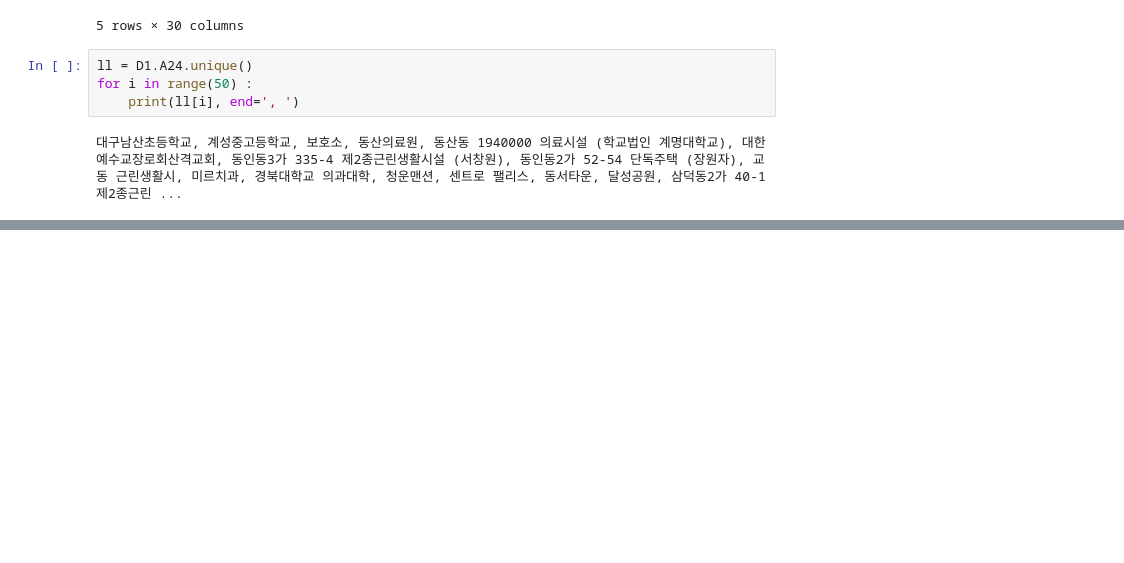
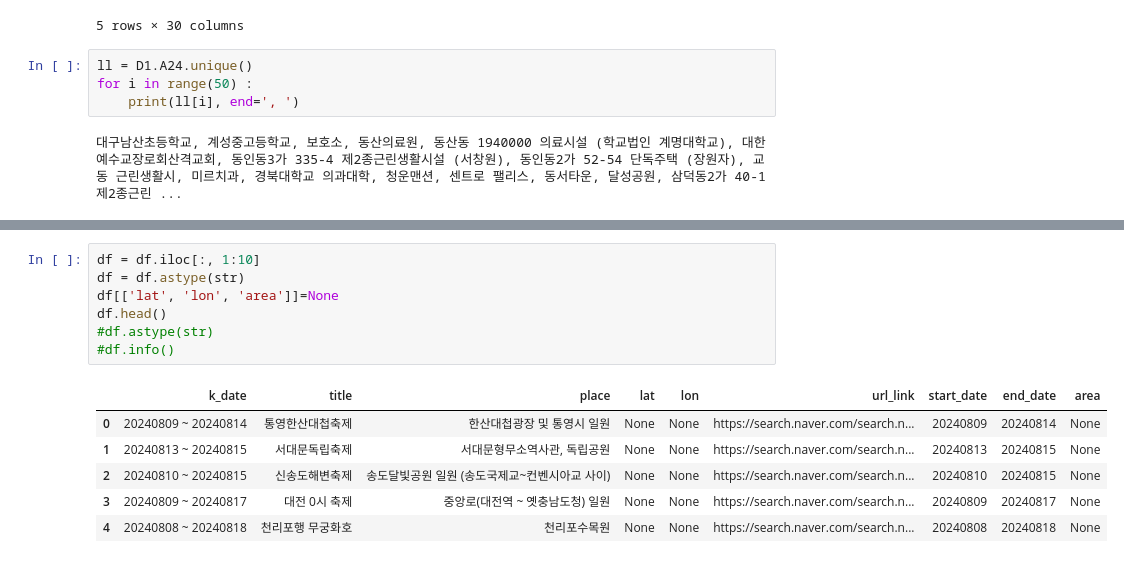
Before and after one commit to jiwon808/streamlit, a Jupyter notebook: test.ipynb, the cells around one changed output, grey strips where cells are left out. Saved outputs shown, nothing was run; the diff lists cells and outputs as text; blank space fills up the shorter version.

```diff
--- a/test.ipynb
+++ b/test.ipynb
@@ -319,0 +381,14 @@ for i in range(50) :
+# %%
+df = df.iloc[:, 1:10]
+df = df.astype(str)
+df[['lat', 'lon', 'area']]=None
+df.head()
+#df.astype(str)
+#df.info()
+# %% [output]
+|  | k_date | title | place | lat | lon | url_link | start_date | end_date | area |
+| 0 | 20240809 ~ 20240814 | 통영한산대첩축제 | 한산대첩광장 및 통영시 일원 | None | None | https://search.naver.com/search.n... | 20240809 | 20240814 | None |
+| 1 | 20240813 ~ 20240815 | 서대문독립축제 | 서대문형무소역사관, 독립공원 | None | None | https://search.naver.com/search.n... | 20240813 | 20240815 | None |
+| 2 | 20240810 ~ 20240815 | 신송도해변축제 | 송도달빛공원 일원 (송도국제교~컨벤시아교 사이) | None | None | https://search.naver.com/search.n... | 20240810 | 20240815 | None |
+| 3 | 20240809 ~ 20240817 | 대전 0시 축제 | 중앙로(대전역 ~ 옛충남도청) 일원 | None | None | https://search.naver.com/search.n... | 20240809 | 20240817 | None |
+| 4 | 20240808 ~ 20240818 | 천리포행 무궁화호 | 천리포수목원 | None | None | https://search.naver.com/search.n... | 20240808 | 20240818 | None |
```
Also changed, not shown: parts of 7 cells of this notebook, 10 other files.
